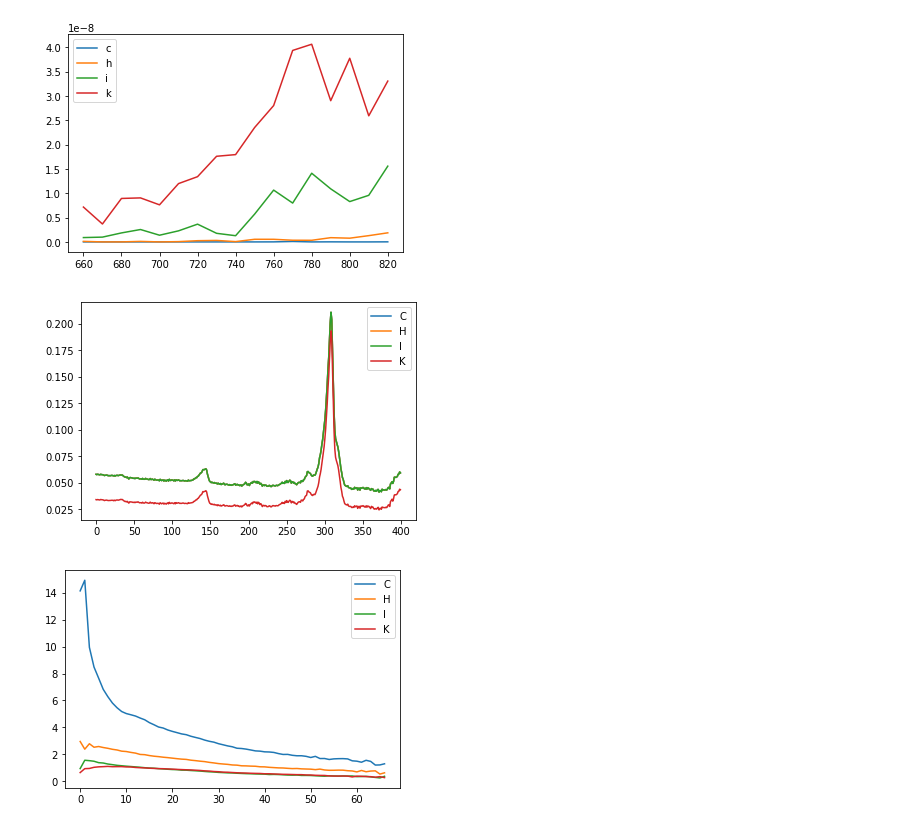
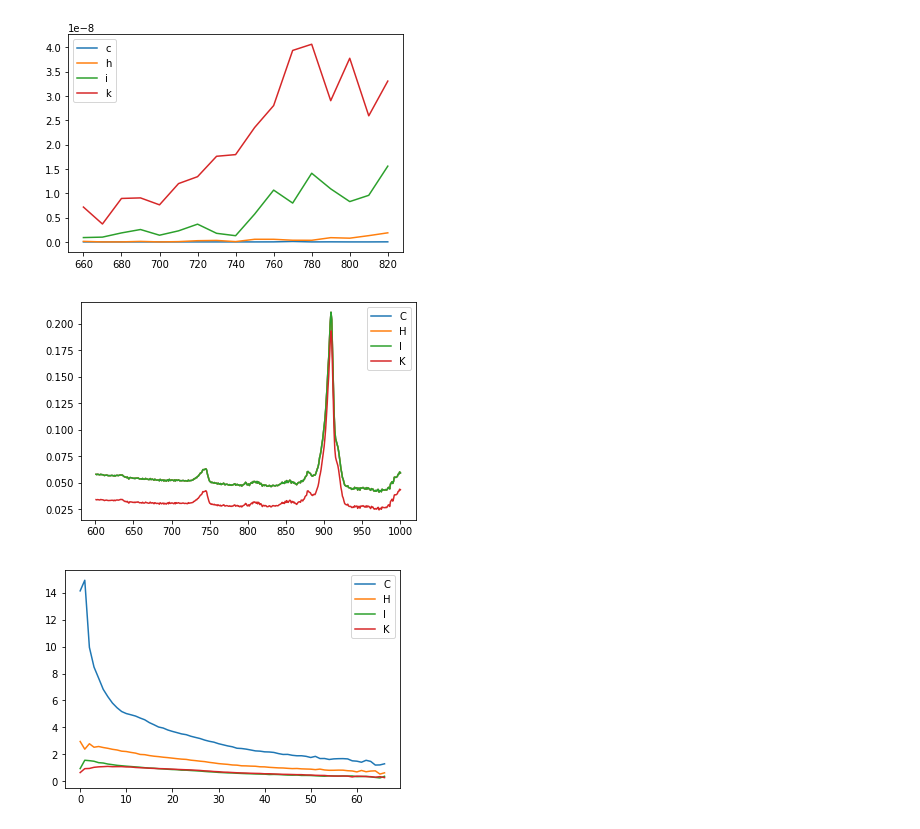
Before and after one commit to ToastCheng/ijv, a Jupyter notebook: Untitled.ipynb, the cells around one changed output. Drawn from its saved outputs; the diff is of its cells as text; code cells hidden in the pictures.

```diff
--- a/Untitled.ipynb
+++ b/Untitled.ipynb
@@ -282,14 +310,14 @@ plt.show()
 [figure]
 # %%
 mua = pd.read_csv("CHIKEN/mua_in_mm.csv")
-plt.plot(mua["C"], label="C")
-plt.plot(mua["H"], label="H")
-plt.plot(mua["I"], label="I")
-plt.plot(mua["K"], label="K")
+plt.plot(mua["wl"], mua["C"], label="C")
+plt.plot(mua["wl"], mua["H"], label="H")
+plt.plot(mua["wl"], mua["I"], label="I")
+plt.plot(mua["wl"], mua["K"], label="K")
 plt.legend()
 plt.show()
 # %% [output]
-[figure, old version]
+[figure, new version]
 # %%
 musp = pd.read_csv("CHIKEN/musp_in_mm.csv")
 plt.plot(musp["C"], label="C")
```
Also changed, not shown: parts of 6 cells of this notebook, 2 other files.
